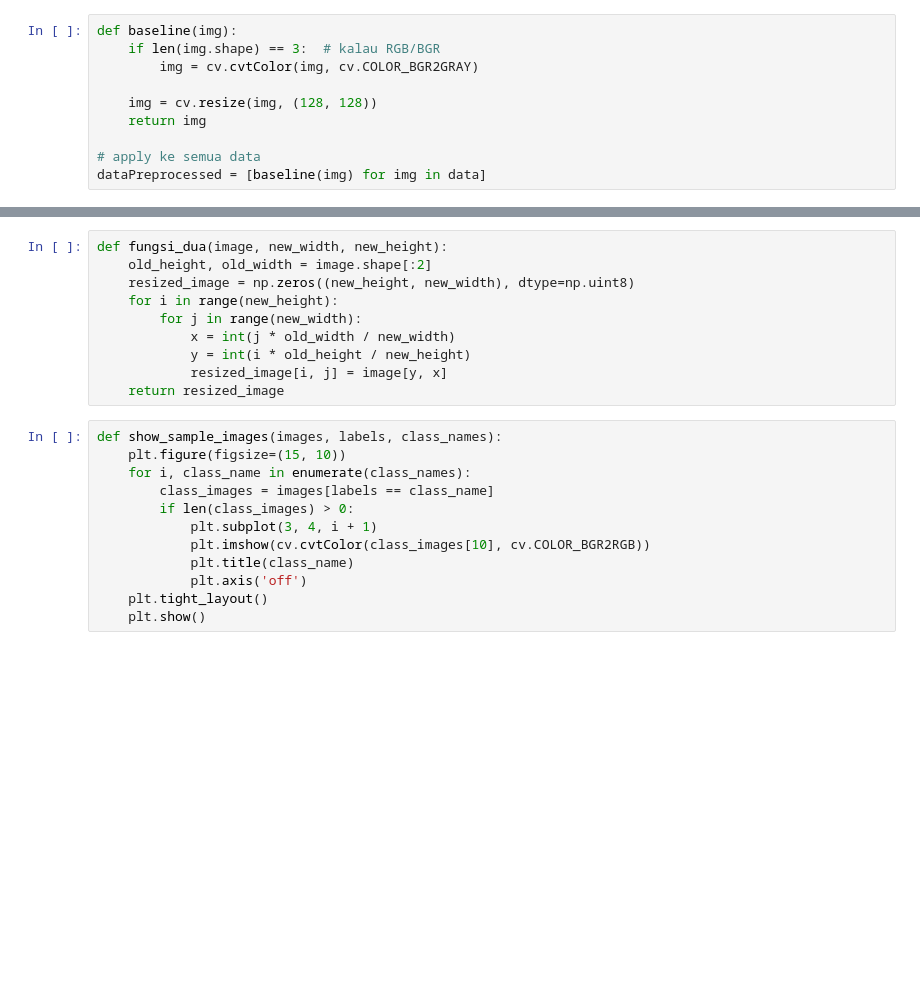
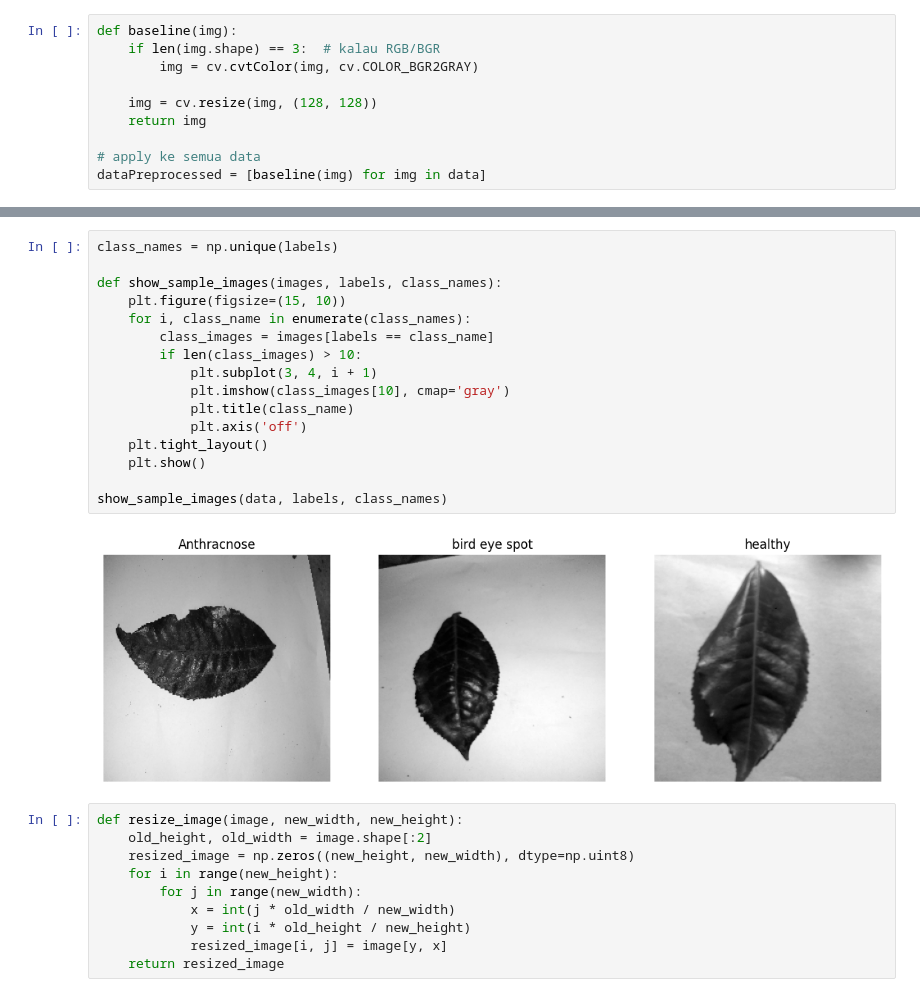
Before and after one commit to mourirenbleu/Project-PCD-Group10-Tea-Sickness-Classification-2026, a Jupyter notebook: Percobaan_2.ipynb, the cells around one changed output, grey strips where cells are left out. Saved outputs shown, nothing was run; the diff lists cells and outputs as text; blank space fills up the shorter version.

```diff
--- a/Percobaan_2.ipynb
+++ b/Percobaan_2.ipynb
@@ -141,5 +140,23 @@ Distribusi per kelas: Counter({np.str_('Anthracnose'): 74, np.str_('bird eye spo
+# %%
+class_names = np.unique(labels)
+
+def show_sample_images(images, labels, class_names):
+    plt.figure(figsize=(15, 10))
+    for i, class_name in enumerate(class_names):
+        class_images = images[labels == class_name]
+        if len(class_images) > 10:
+            plt.subplot(3, 4, i + 1)
+            plt.imshow(class_images[10], cmap='gray')
+            plt.title(class_name)
+            plt.axis('off')
+    plt.tight_layout()
+    plt.show()
+
+show_sample_images(data, labels, class_names)
+# %% [output]
+[figure, added]
 # %%
-def fungsi_dua(image, new_width, new_height):
+def resize_image(image, new_width, new_height):
     old_height, old_width = image.shape[:2]
     resized_image = np.zeros((new_height, new_width), dtype=np.uint8)
     for i in range(new_height):
@@ -148,15 +165,3 @@ def fungsi_dua(image, new_width, new_height):
             y = int(i * old_height / new_height)
             resized_image[i, j] = image[y, x]
     return resized_image
-# %%
-def show_sample_images(images, labels, class_names):
-    plt.figure(figsize=(15, 10))
-    for i, class_name in enumerate(class_names):
-        class_images = images[labels == class_name]
-        if len(class_images) > 0:
-            plt.subplot(3, 4, i + 1)
-            plt.imshow(cv.cvtColor(class_images[10], cv.COLOR_BGR2RGB))
-            plt.title(class_name)
-            plt.axis('off')
-    plt.tight_layout()
-    plt.show()
```
Also changed, not shown: parts of 63 cells of this notebook, 1 other file.
